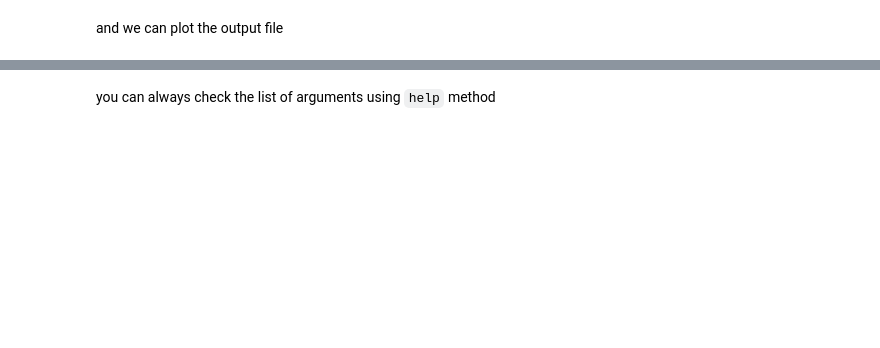
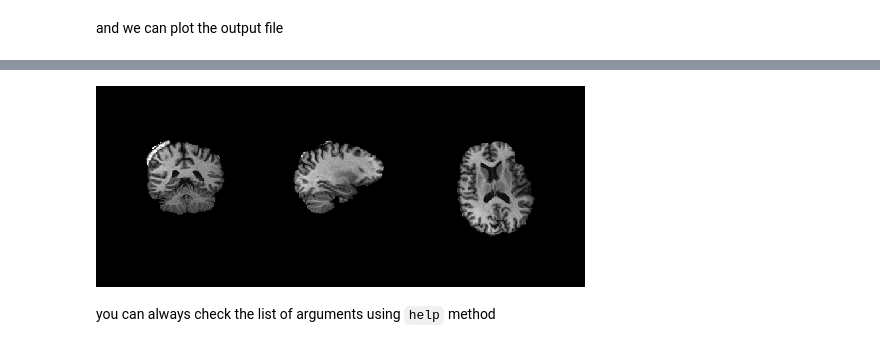
Before and after one commit to siyunb/Nipype_tutorial, a Jupyter notebook: notebooks/introduction_quickstart.ipynb, the cells around one changed output, grey strips where cells are left out. Cells and saved outputs as stored; diff of their text form; code cells hidden in the pictures; blank space fills up the shorter version.

```diff
--- a/notebooks/introduction_quickstart.ipynb
+++ b/notebooks/introduction_quickstart.ipynb
@@ -48,3 +61,8 @@ plot_anat('/output/T1w_nipype_bet.nii.gz',
+# %%
+plot_anat('/home/neuro/Result/T1w_nipype_bet.nii.gz',
+          display_mode='ortho', dim=-1, draw_cross=False, annotate=False);
+# %% [output]
+[figure, added]
 # %% [markdown]
 you can always check the list of arguments using `help` method
 # %%
```
Also changed, not shown: parts of 21 cells of this notebook.
